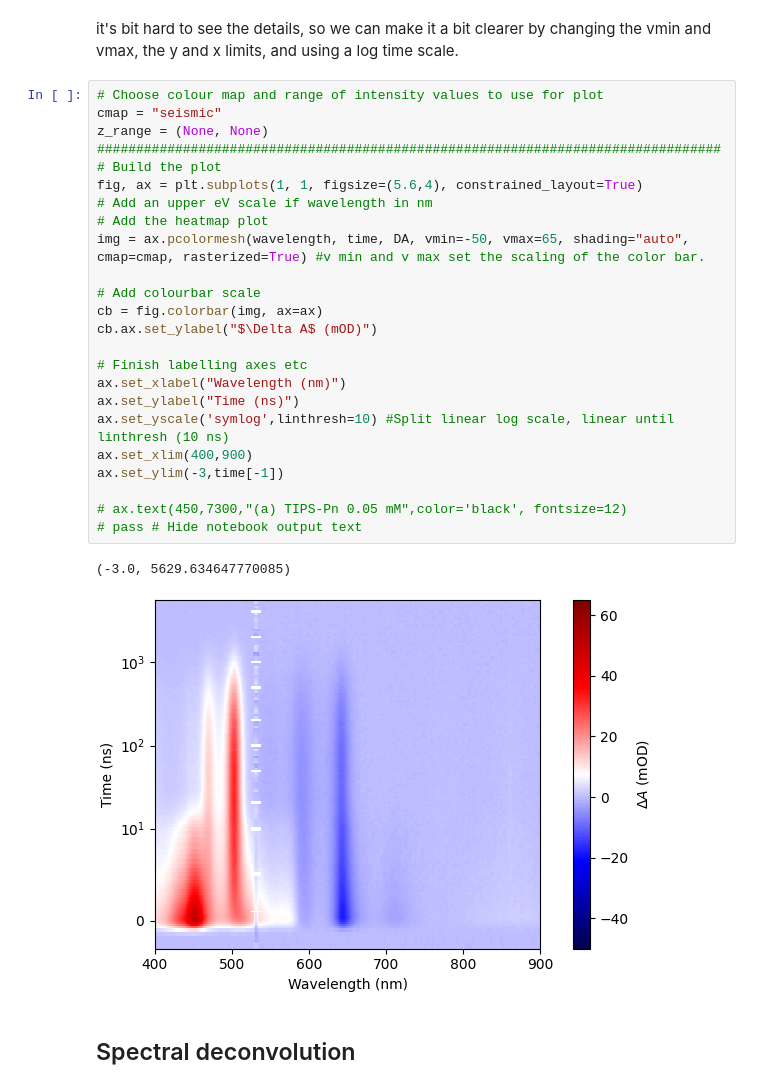
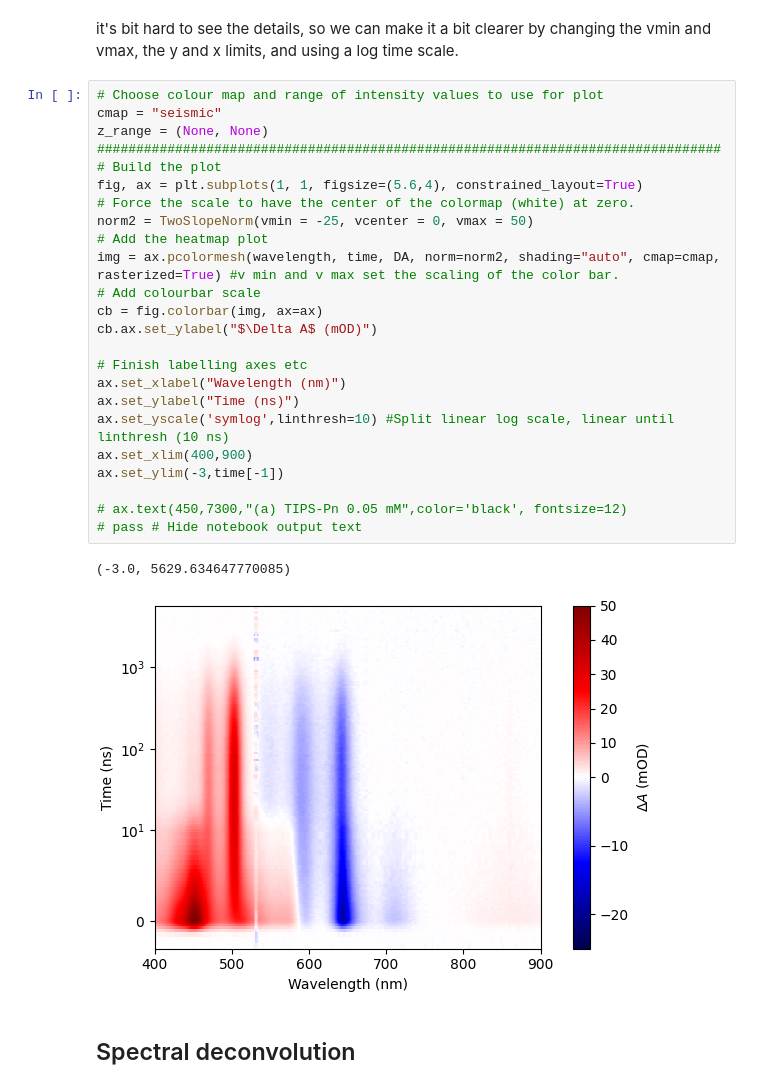
Before and after one commit to anstuart/Python_for_Optical_Spec_Analysis_JLabWorkshop, a Jupyter notebook: Workshop-Expanded.ipynb, the cells around one changed output. Cells and saved outputs as stored; diff of their text form.

```diff
--- a/Workshop-Expanded.ipynb
+++ b/Workshop-Expanded.ipynb
@@ -526,30 +529,30 @@ it's  bit hard to see the details, so we can make it a bit clearer by changing t
 # %%
 # Choose colour map and range of intensity values to use for plot
 cmap = "seismic"
 z_range = (None, None)
 ################################################################################
 # Build the plot
 fig, ax = plt.subplots(1, 1, figsize=(5.6,4), constrained_layout=True)
-# Add an upper eV scale if wavelength in nm
+# Force the scale to have the center of the colormap (white) at zero.
+norm2 = TwoSlopeNorm(vmin = -25, vcenter = 0, vmax = 50)
 # Add the heatmap plot
-img = ax.pcolormesh(wavelength, time, DA, vmin=-50, vmax=65, shading="auto", cmap=cmap, rasterized=True) #v min and v max set the scaling of the color bar.
-
+img = ax.pcolormesh(wavelength, time, DA, norm=norm2, shading="auto", cmap=cmap, rasterized=True) #v min and v max set the scaling of the color bar.
 # Add colourbar scale
 cb = fig.colorbar(img, ax=ax)
 cb.ax.set_ylabel("$\Delta A$ (mOD)")
 
 # Finish labelling axes etc
 ax.set_xlabel("Wavelength (nm)")
 ax.set_ylabel("Time (ns)")
 ax.set_yscale('symlog',linthresh=10) #Split linear log scale, linear until linthresh (10 ns)
 ax.set_xlim(400,900)
 ax.set_ylim(-3,time[-1])
 
 # ax.text(450,7300,"(a) TIPS-Pn 0.05 mM",color='black', fontsize=12)
 # pass # Hide notebook output text
 # %% [output]
 (-3.0, 5629.634647770085)
-[figure, old version]
+[figure, new version]
 # %% [markdown]
 ## Spectral deconvolution
 # %% [markdown]
```
Also changed, not shown: parts of 10 cells of this notebook.
